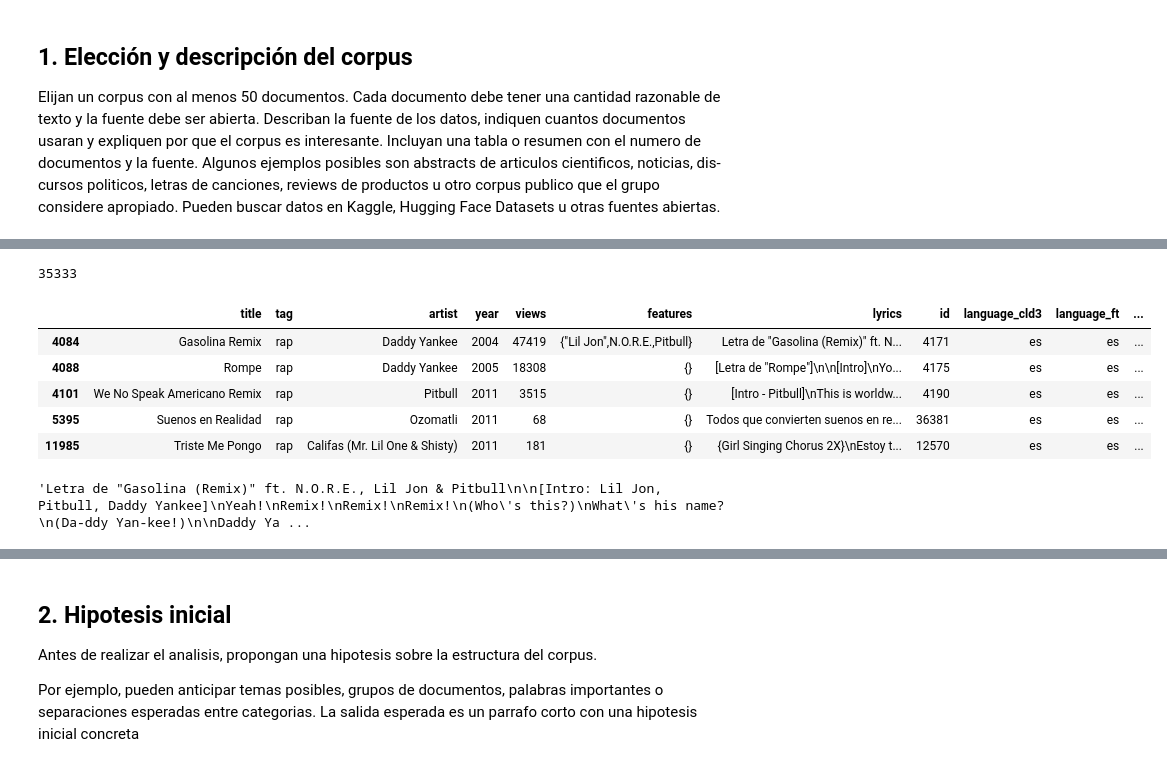
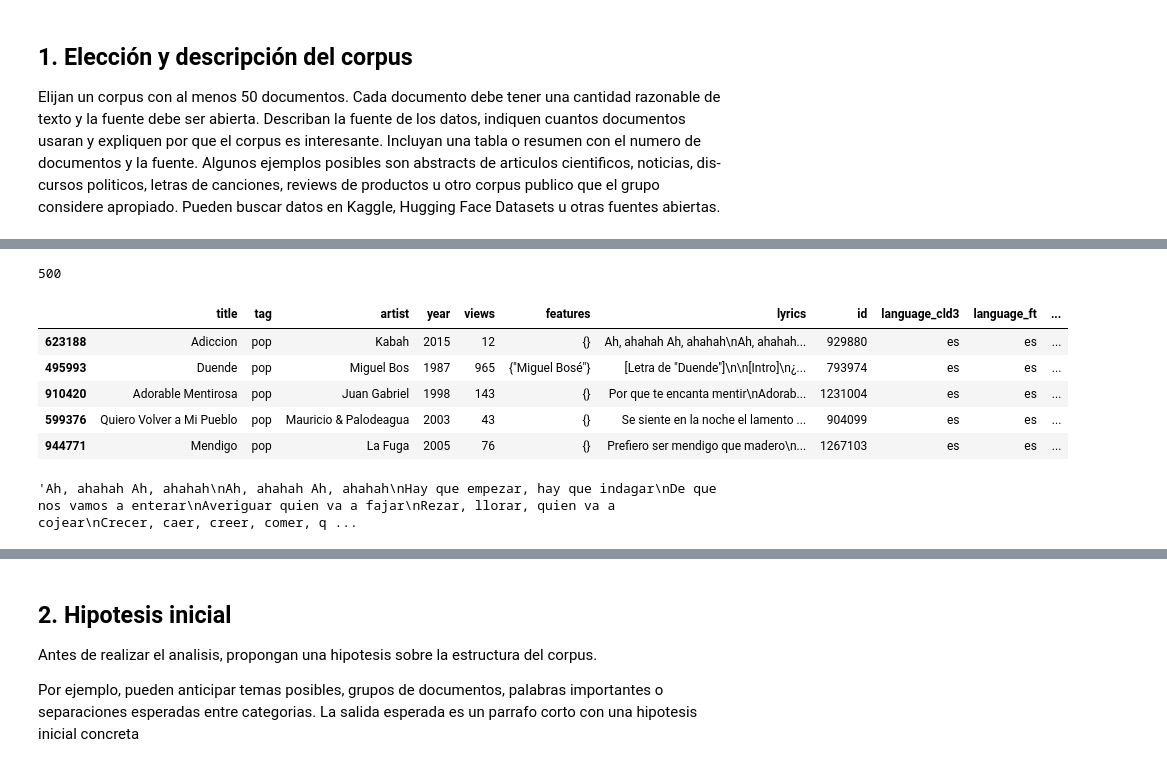
Before and after one commit to Cristobal-Lyon-Diaz/IMT2230-lgebra-Lineal-Avanzada-y-Modelamiento-Proyecto-1-LSA-con-SVD, a Jupyter notebook: main.ipynb, the cells around one changed output, grey strips where cells are left out. Drawn from its saved outputs; the diff is of its cells as text; code cells hidden in the pictures.

```diff
--- a/main.ipynb
+++ b/main.ipynb
@@ -23,21 +34,23 @@ from nltk.corpus import stopwords
 # %%
 df = pd.read_csv(os.path.join("data", "song_lyrics.csv"), nrows=1000000)
 df = df[df["language"] == "es"]
 df = df[df["language_cld3"] == "es"]
 df = df[df["language_ft"] == "es"]
+df = df.sample(500, random_state=23) # Acortamos el df para realizar mas rapido los calculos sacando
+# al azar (pero siempre replicable con los mismos datos por la semilla) 500 documentos
 print(len(df))
 #IMPORTANTE: si uno no pone limite, simplemente ningun computador es capaz de procesar tantas canciones, por ende solo analizaremos 1 M
 df.head()
 # %% [output]
-35333
+500
 |  | title | tag | artist | year | views | features | lyrics | id | language_cld3 | language_ft | ... |
-| 4084 | Gasolina Remix | rap | Daddy Yankee | 2004 | 47419 | {"Lil Jon",N.O.R.E.,Pitbull} | Letra de "Gasolina (Remix)" ft. N... | 4171 | es | es | ... |
-| 4088 | Rompe | rap | Daddy Yankee | 2005 | 18308 | {} | [Letra de "Rompe"]\n\n[Intro]\nYo... | 4175 | es | es | ... |
-| 4101 | We No Speak Americano Remix | rap | Pitbull | 2011 | 3515 | {} | [Intro - Pitbull]\nThis is worldw... | 4190 | es | es | ... |
-| 5395 | Suenos en Realidad | rap | Ozomatli | 2011 | 68 | {} | Todos que convierten suenos en re... | 36381 | es | es | ... |
-| 11985 | Triste Me Pongo | rap | Califas (Mr. Lil One & Shisty) | 2011 | 181 | {} | {Girl Singing Chorus 2X}\nEstoy t... | 12570 | es | es | ... |
+| 623188 | Adiccion | pop | Kabah | 2015 | 12 | {} | Ah, ahahah Ah, ahahah\nAh, ahahah... | 929880 | es | es | ... |
+| 495993 | Duende | pop | Miguel Bos | 1987 | 965 | {"Miguel Bosé"} | [Letra de "Duende"]\n\n[Intro]\n¿... | 793974 | es | es | ... |
+| 910420 | Adorable Mentirosa | pop | Juan Gabriel | 1998 | 143 | {} | Por que te encanta mentir\nAdorab... | 1231004 | es | es | ... |
+| 599376 | Quiero Volver a Mi Pueblo | pop | Mauricio & Palodeagua | 2003 | 43 | {} | Se siente en la noche el lamento ... | 904099 | es | es | ... |
+| 944771 | Mendigo | pop | La Fuga | 2005 | 76 | {} | Prefiero ser mendigo que madero\n... | 1267103 | es | es | ... |
 # %%
 letras = [letra for letra in df["lyrics"]]
 letras[0]
 # %% [output]
-'Letra de "Gasolina (Remix)" ft. N.O.R.E., Lil Jon & Pitbull\n\n[Intro: Lil Jon, Pitbull, Daddy Yankee]\nYeah!\nRemix!\nRemix!\nRemix!\n(Who\'s this?)\nWhat\'s his name?\n(Da-ddy Yan-kee!)\n\nDaddy Ya ...
+'Ah, ahahah Ah, ahahah\nAh, ahahah Ah, ahahah\nHay que empezar, hay que indagar\nDe que nos vamos a enterar\nAveriguar quien va a fajar\nRezar, llorar, quien va a cojear\nCrecer, caer, creer, comer, q ...
```
Also changed, not shown: parts of 31 cells of this notebook.
